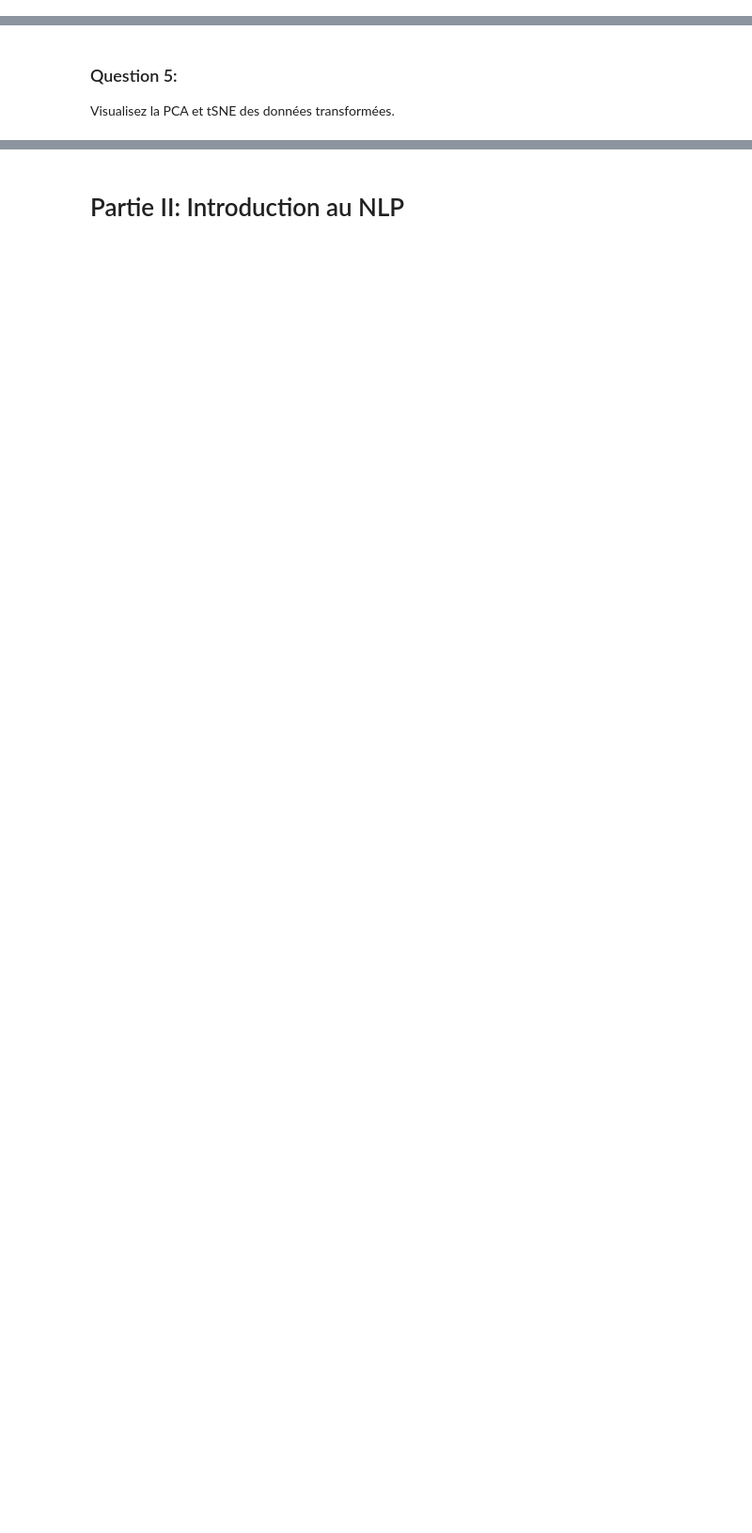
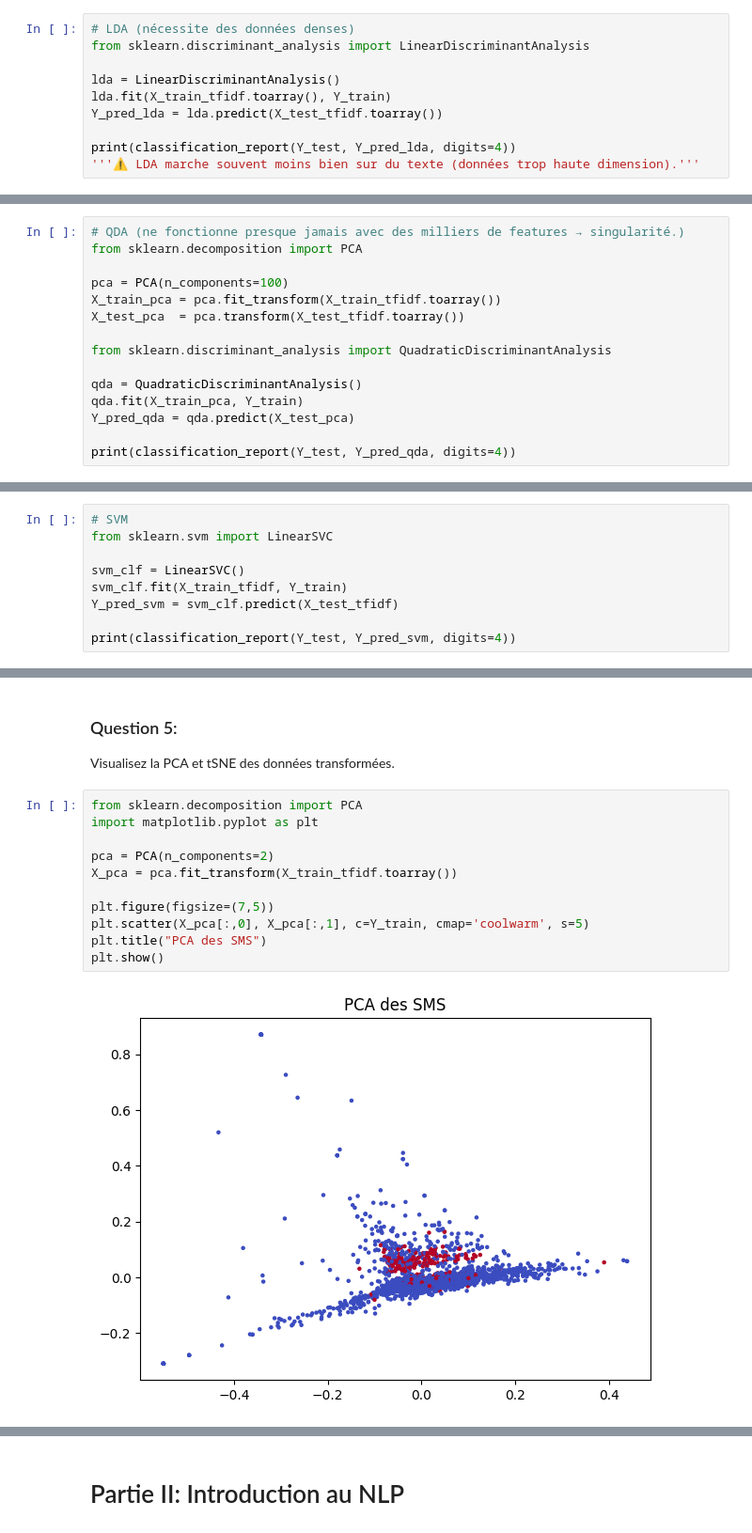
Before and after one commit to zakariabouy/Project-NLP, a Jupyter notebook: spam_detection.ipynb, the cells around one changed output, grey strips where cells are left out. Shown at 94% size. Drawn from its saved outputs; the diff is of its cells as text; blank space fills up the shorter version.

```diff
--- a/spam_detection.ipynb
+++ b/spam_detection.ipynb
@@ -58,0 +189,10 @@ Afin de comparer avec d'autres modèles qui s'attendent à des inputs continus,
+# %%
+# LDA (nécessite des données denses)
+from sklearn.discriminant_analysis import LinearDiscriminantAnalysis
+
+lda = LinearDiscriminantAnalysis()
+lda.fit(X_train_tfidf.toarray(), Y_train)
+Y_pred_lda = lda.predict(X_test_tfidf.toarray())
+
+print(classification_report(Y_test, Y_pred_lda, digits=4))
+'''⚠️ LDA marche souvent moins bien sur du texte (données trop haute dimension).'''
@@ -58,0 +209,15 @@ Afin de comparer avec d'autres modèles qui s'attendent à des inputs continus,
+# %%
+# QDA (ne fonctionne presque jamais avec des milliers de features → singularité.)
+from sklearn.decomposition import PCA
+
+pca = PCA(n_components=100)
+X_train_pca = pca.fit_transform(X_train_tfidf.toarray())
+X_test_pca  = pca.transform(X_test_tfidf.toarray())
+
+from sklearn.discriminant_analysis import QuadraticDiscriminantAnalysis
+
+qda = QuadraticDiscriminantAnalysis()
+qda.fit(X_train_pca, Y_train)
+Y_pred_qda = qda.predict(X_test_pca)
+
+print(classification_report(Y_test, Y_pred_qda, digits=4))
@@ -58,0 +233,9 @@ Afin de comparer avec d'autres modèles qui s'attendent à des inputs continus,
+# %%
+# SVM
+from sklearn.svm import LinearSVC
+
+svm_clf = LinearSVC()
+svm_clf.fit(X_train_tfidf, Y_train)
+Y_pred_svm = svm_clf.predict(X_test_tfidf)
+
+print(classification_report(Y_test, Y_pred_svm, digits=4))
@@ -59,3 +251,16 @@ Afin de comparer avec d'autres modèles qui s'attendent à des inputs continus,
 # %% [markdown]
 ### Question 5:
 Visualisez la PCA et tSNE des données transformées.
+# %%
+from sklearn.decomposition import PCA
+import matplotlib.pyplot as plt
+
+pca = PCA(n_components=2)
+X_pca = pca.fit_transform(X_train_tfidf.toarray())
+
+plt.figure(figsize=(7,5))
+plt.scatter(X_pca[:,0], X_pca[:,1], c=Y_train, cmap='coolwarm', s=5)
+plt.title("PCA des SMS")
+plt.show()
+# %% [output]
+[figure, added]
```
Also changed, not shown: parts of 30 cells of this notebook, 1 other file.
